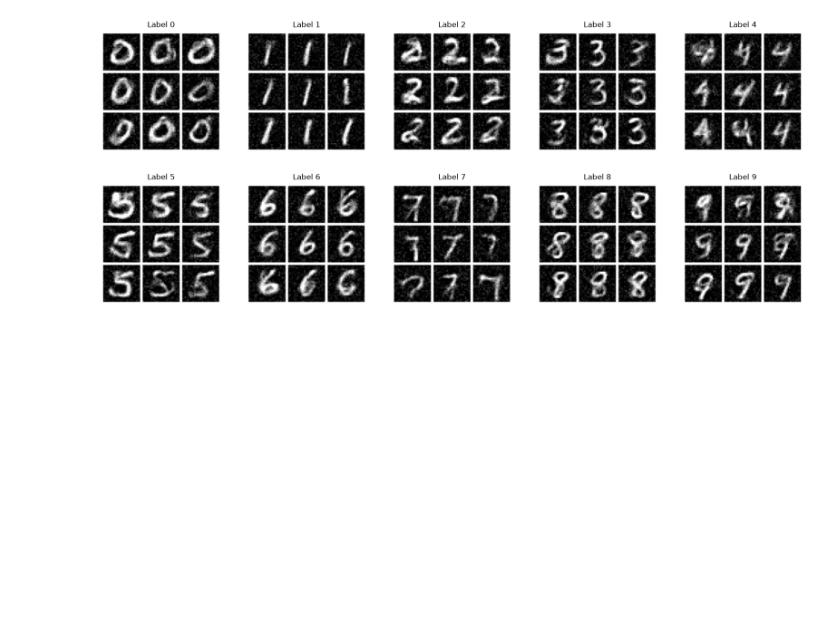
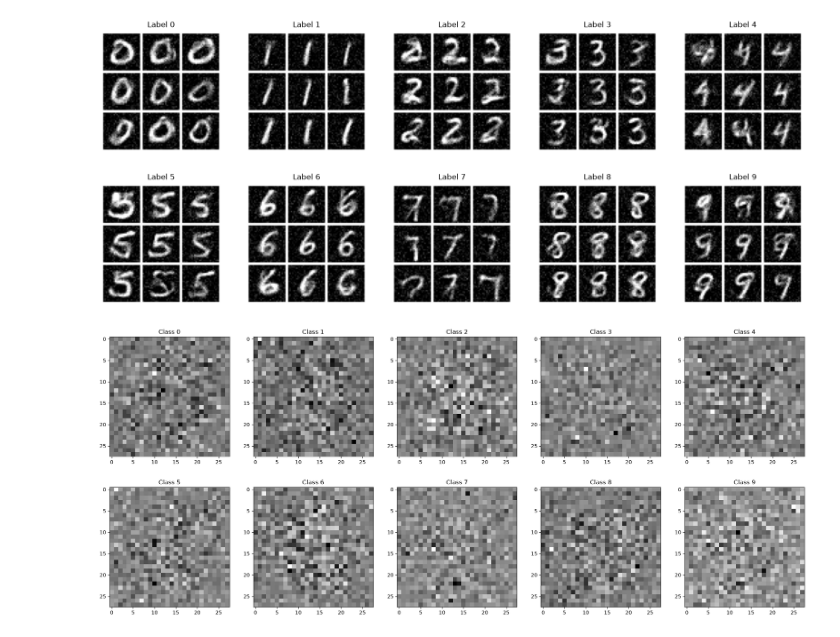
Before and after one commit to sabalanya/flow-matching, a Jupyter notebook: notebooks/mnist/mnist_cond_base.ipynb, the cells around one changed output. Cells and saved outputs as stored; diff of their text form; code cells hidden in the pictures; blank space fills up the shorter version.

```diff
--- a/notebooks/mnist/mnist_cond_base.ipynb
+++ b/notebooks/mnist/mnist_cond_base.ipynb
@@ -12,6 +12,21 @@ import numpy as np
 
 import matplotlib.pyplot as plt
 from sklearn.datasets import make_moons
+# %%
+plt.rcParams.update({
+    'figure.dpi': 150,
+    'savefig.dpi': 150,
+    'font.size': 13,
+    'axes.titlesize': 15,
+    'axes.labelsize': 13,
+    'xtick.labelsize': 11,
+    'ytick.labelsize': 11,
+    'legend.fontsize': 11,
+    'figure.titlesize': 17,
+    'axes.spines.top': False,
+    'axes.spines.right': False,
+    'lines.linewidth': 2.0,
+})
 # %%
 device = torch.device('cuda' if torch.cuda.is_available() else 'mps' if torch.backends.mps.is_available() else 'cpu')
 # %% [markdown]
@@ -179,3 +194,15 @@ for l in range(10):
 plt.show()
 # %% [output]
 [figure]
+# %%
+fig, ax = plt.subplots(2, 5, figsize=(25, 10))
+ax = ax.reshape(-1)
+for i in range(10):
+    mu = cond_bflow.mu_emb(torch.tensor(i).to(device)).detach().cpu()
+    # mu_scaled = (mu - mu.min()) / (mu.max() - mu.min())
+    ax[i].imshow(mu.view(28, 28), cmap='gray')
+    ax[i].set_title(f'Class {i}')
+
+plt.show()
+# %% [output]
+[figure, added]
```
Also changed, not shown: 9 other files.
